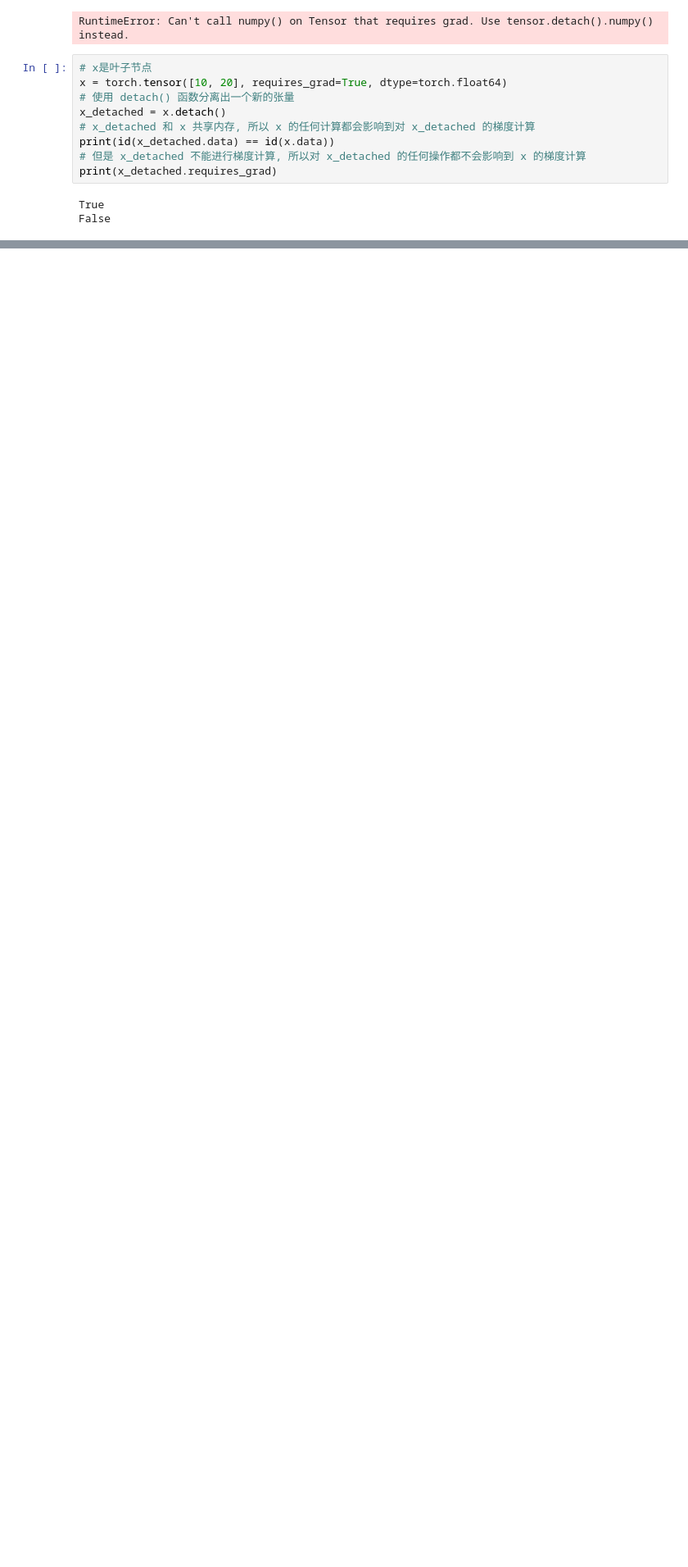
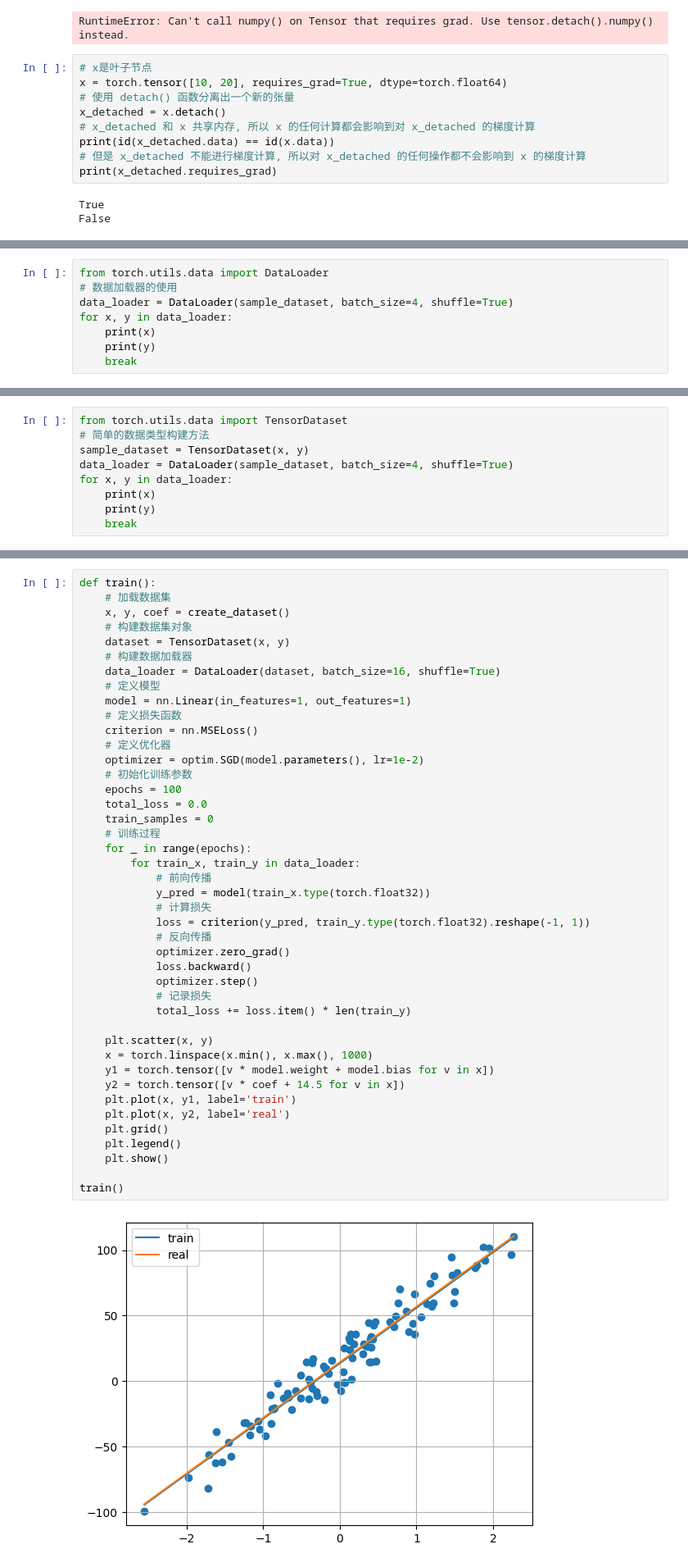
Before and after one commit to IgnorantCopy/AI, a Jupyter notebook: PyTorch/Tensor.ipynb, the cells around one changed output, grey strips where cells are left out. Shown at 82% size. Saved outputs shown, nothing was run; the diff lists cells and outputs as text; blank space fills up the shorter version.

```diff
--- a/PyTorch/Tensor.ipynb
+++ b/PyTorch/Tensor.ipynb
@@ -856,0 +1093,8 @@ False
+# %%
+from torch.utils.data import DataLoader
+# 数据加载器的使用
+data_loader = DataLoader(sample_dataset, batch_size=4, shuffle=True)
+for x, y in data_loader:
+    print(x)
+    print(y)
+    break
@@ -856,0 +1107,9 @@ False
+# %%
+from torch.utils.data import TensorDataset
+# 简单的数据类型构建方法
+sample_dataset = TensorDataset(x, y)
+data_loader = DataLoader(sample_dataset, batch_size=4, shuffle=True)
+for x, y in data_loader:
+    print(x)
+    print(y)
+    break
@@ -856,0 +1124,45 @@ False
+# %%
+def train():
+    # 加载数据集
+    x, y, coef = create_dataset()
+    # 构建数据集对象
+    dataset = TensorDataset(x, y)
+    # 构建数据加载器
+    data_loader = DataLoader(dataset, batch_size=16, shuffle=True)
+    # 定义模型
+    model = nn.Linear(in_features=1, out_features=1)
+    # 定义损失函数
+    criterion = nn.MSELoss()
+    # 定义优化器
+    optimizer = optim.SGD(model.parameters(), lr=1e-2)
+    # 初始化训练参数
+    epochs = 100
+    total_loss = 0.0
+    train_samples = 0
+    # 训练过程
+    for _ in range(epochs):
+        for train_x, train_y in data_loader:
+            # 前向传播
+            y_pred = model(train_x.type(torch.float32))
+            # 计算损失
+            loss = criterion(y_pred, train_y.type(torch.float32).reshape(-1, 1))
+            # 反向传播
+            optimizer.zero_grad()
+            loss.backward()
+            optimizer.step()
+            # 记录损失
+            total_loss += loss.item() * len(train_y)
+
+    plt.scatter(x, y)
+    x = torch.linspace(x.min(), x.max(), 1000)
+    y1 = torch.tensor([v * model.weight + model.bias for v in x])
+    y2 = torch.tensor([v * coef + 14.5 for v in x])
+    plt.plot(x, y1, label='train')
+    plt.plot(x, y2, label='real')
+    plt.grid()
+    plt.legend()
+    plt.show()
+
+train()
+# %% [output]
+[figure, added]
```
Also changed, not shown: parts of 35 cells of this notebook, 1 other file.
